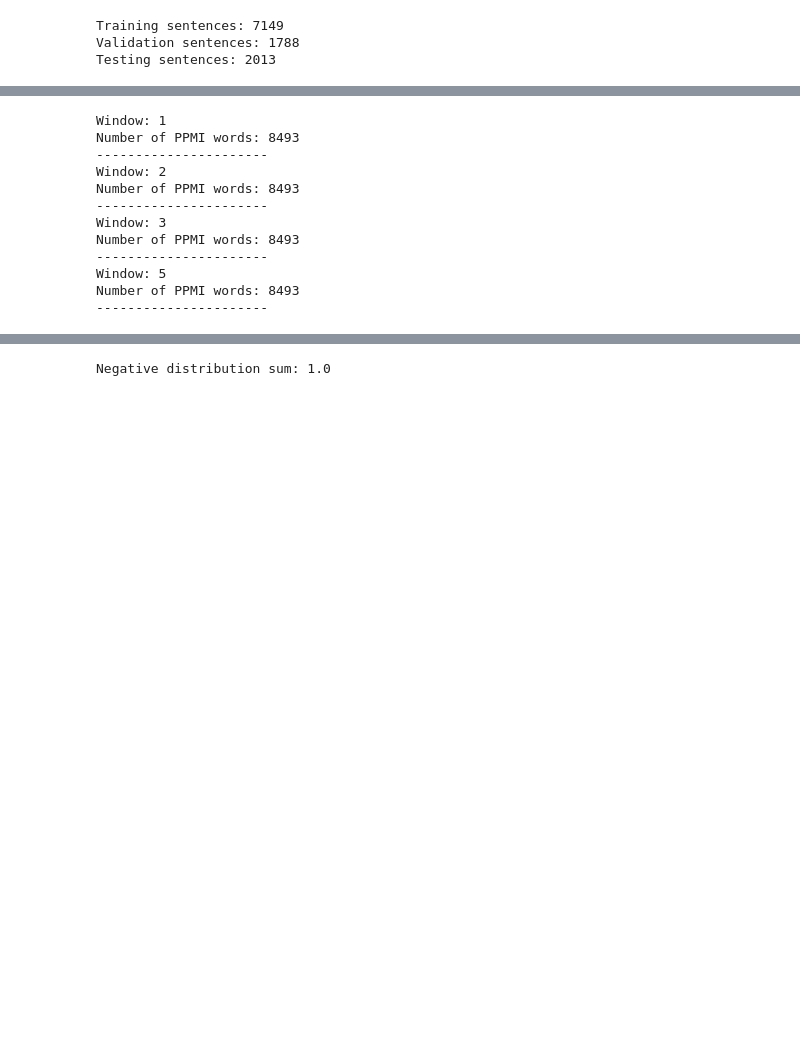
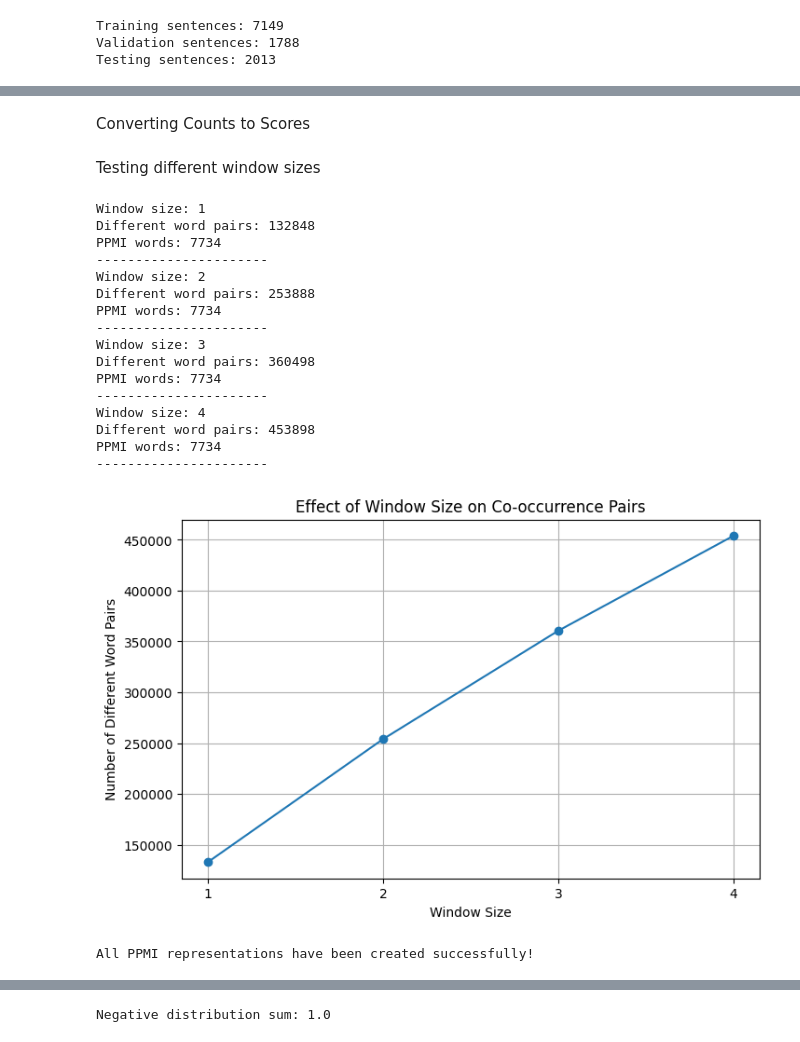
Before and after one commit to ZeinaHossam1/Embeddings-and-HMMs, a Jupyter notebook: Embeddings_HMMs.ipynb, the cells around one changed output, grey strips where cells are left out. Saved outputs shown, nothing was run; the diff lists cells and outputs as text; code cells hidden in the pictures; blank space fills up the shorter version.

```diff
--- a/Embeddings_HMMs.ipynb
+++ b/Embeddings_HMMs.ipynb
@@ -236,4 +258,6 @@ Different word pairs: 477701
 ----------------------
+# %% [markdown]
+Converting Counts to Scores
 # %%
 def calculate_ppmi(cooccurrence):
 
@@ -276,28 +302,75 @@ def calculate_ppmi(cooccurrence):
                 ppmi[word][context] = pmi
 
     return ppmi
+# %% [markdown]
+Testing different window sizes
 # %%
+# Build and store PPMI representations for different window sizes
+
+window_sizes = [1, 2, 3, 4]
+
 ppmi_results = {}
+cooccurrence_pair_counts = []
 
-for window in [1, 2, 3,5]:
+for window in window_sizes:
 
+    # Build the co-occurrence matrix
     cooccurrence = build_cooccurrence(train_sentences, window)
 
-    ppmi_results[window] = calculate_ppmi(cooccurrence)
+    # Convert co-occurrence counts into PPMI vectors
+    ppmi_vectors = calculate_ppmi(cooccurrence)
 
-    print("Window:", window)
-    print("Number of PPMI words:", len(ppmi_results[window]))
+    # Store the PPMI representation for this window size
+    ppmi_results[window] = ppmi_vectors
+
+    # Count different word-context pairs
+    number_of_pairs = sum(
+        len(contexts)
+        for contexts in cooccurrence.values()
+    )
+
+    cooccurrence_pair_counts.append(number_of_pairs)
+
+    print("Window size:", window)
+    print("Different word pairs:", number_of_pairs)
+    print("PPMI words:", len(ppmi_vectors))
     print("----------------------")
+
+
+# Visualize the number of different co-occurrence pairs
+
+plt.figure(figsize=(8, 5))
+
+plt.plot(
+    window_sizes,
+    cooccurrence_pair_counts,
+    marker="o"
+)
+
+plt.xlabel("Window Size")
+plt.ylabel("Number of Different Word Pairs")
+plt.title("Effect of Window Size on Co-occurrence Pairs")
+plt.xticks(window_sizes)
+plt.grid(True)
+plt.show()
+
+print("All PPMI representations have been created successfully!")
 # %% [output]
-Window: 1
-Number of PPMI words: 8493
+Window size: 1
+Different word pairs: 132848
+PPMI words: 7734
 ----------------------
-Window: 2
-Number of PPMI words: 8493
+Window size: 2
+Different word pairs: 253888
+PPMI words: 7734
 ----------------------
-Window: 3
-Number of PPMI words: 8493
+Window size: 3
+Different word pairs: 360498
+PPMI words: 7734
 ----------------------
-Window: 5
-Number of PPMI words: 8493
+Window size: 4
+Different word pairs: 453898
+PPMI words: 7734
 ----------------------
+[figure, added]
+All PPMI representations have been created successfully!
```
Also changed, not shown: parts of 48 cells of this notebook.
